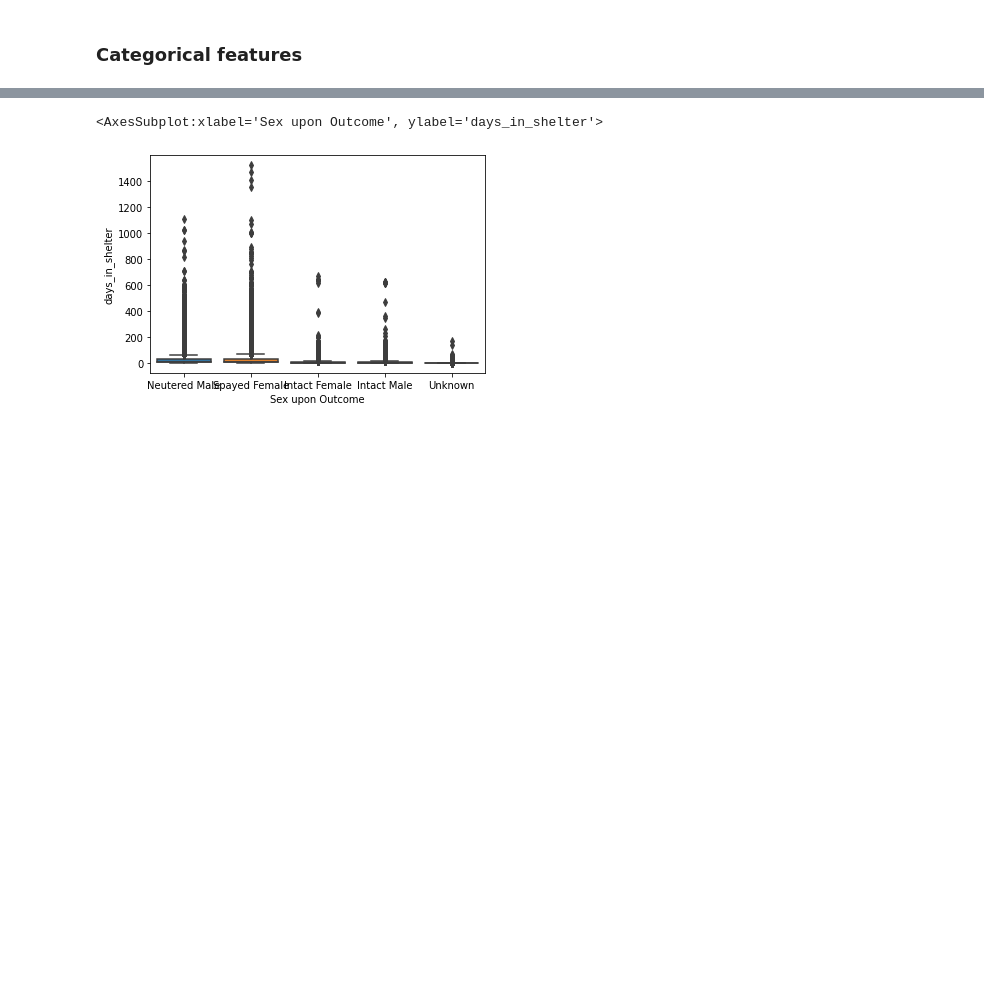
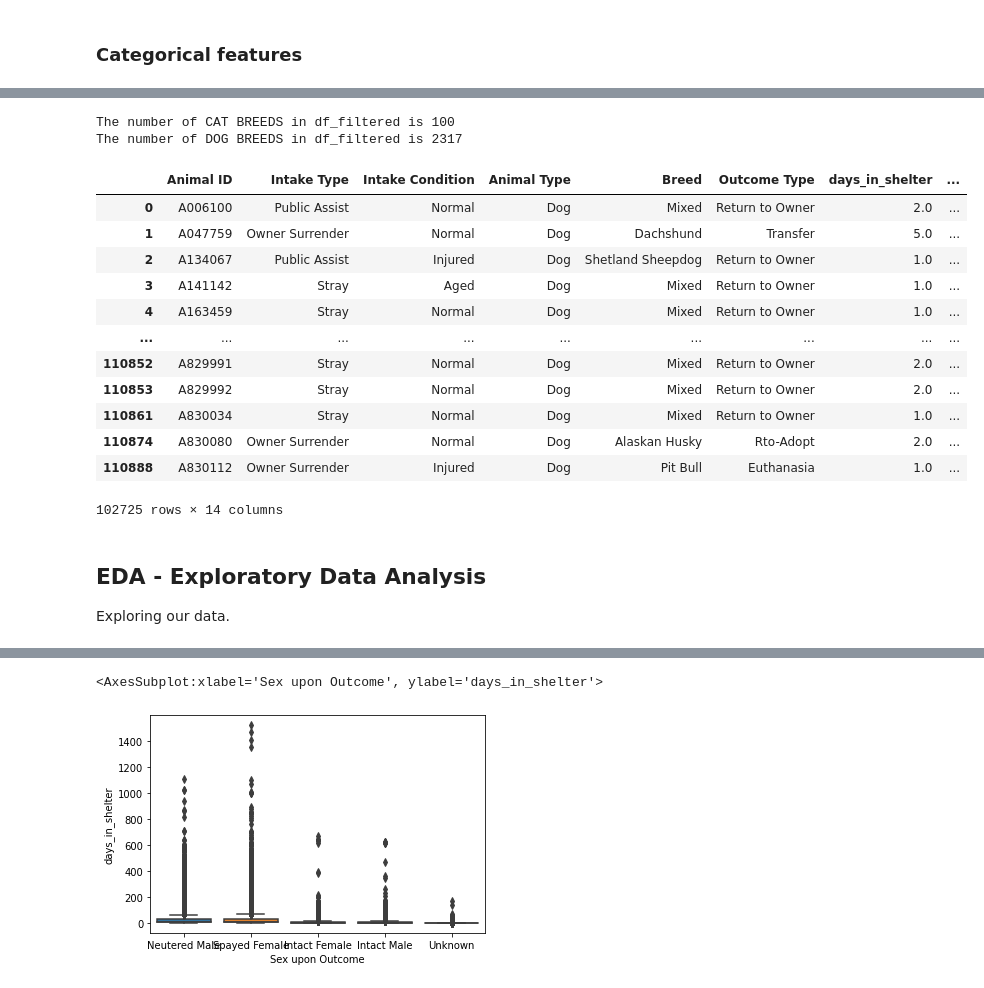
Before and after one commit to anaiscasilva/From_Shelter_to_Love, a Jupyter notebook: notebooks/gmatos51_data_analysis.ipynb, the cells around one changed output, grey strips where cells are left out. Cells and saved outputs as stored; diff of their text form; code cells hidden in the pictures; blank space fills up the shorter version.

```diff
--- a/notebooks/gmatos51_data_analysis.ipynb
+++ b/notebooks/gmatos51_data_analysis.ipynb
@@ -200,3 +194,24 @@ df_filtered
 # %%
-df_filtered['Sex upon Outcome'].value_counts()
-df_filtered.drop(
+# Defining functions to see if the animal is neutered/spayed or not and if the animal is male or female
+
+def neutered_animals(df):
+    animal_neutered = []
+    for animal in df:
+        if 'Neutered' in animal or 'Spayed' in animal:
+            animal_neutered.append(1)
+        elif 'Unkown' in animal:
+            animal_neutered.append(np.nan)
+        else:
+            animal_neutered.append(0)
+    return animal_neutered
+
+def male_animals(df):
+    male_animal = []
+    for animal in df:
+        if 'Male' in animal:
+            male_animal.append(1)
+        elif 'Female' in animal:
+            male_animal.append(0)
+        else:
+            male_animal.append(np.nan)
+    return male_animal
@@ -220,0 +218,4 @@ data['Fin'],data['NoGarage'],data['RFn'],data['Unf'] = \
+# %%
+df_filtered['neutered_or_spayed'] = neutered_animals(df_filtered['Sex upon Outcome'])
+df_filtered['male_or_female'] = male_animals(df_filtered['Sex upon Outcome'])
+df_filtered.drop(columns = ['Sex upon Outcome'], inplace = True)
@@ -220,0 +240,35 @@ data['Fin'],data['NoGarage'],data['RFn'],data['Unf'] = \
+# %%
+print(f"The number of CAT BREEDS in df_filtered is {df_filtered[df_filtered['Animal Type'] == 'Cat']['Breed'].nunique()}")
+print(f"The number of DOG BREEDS in df_filtered is {df_filtered[df_filtered['Animal Type'] == 'Dog']['Breed'].nunique()}")
+# %% [output]
+The number of CAT BREEDS in df_filtered is 100
+The number of DOG BREEDS in df_filtered is 2317
+# %%
+# Defining a function to reduce the number of breeds to mixed and pure
+
+def breed(df):
+    breeds = []
+    for breed in df:
+        if 'Mix' in breed or '/' in breed or 'Domestic' in breed:
+            breeds.append('Mixed')
+        else:
+            breeds.append(breed)
+    return breeds
+# %%
+df_filtered['Breed'] = breed(df_filtered['Breed'])
+# %%
+df_filtered.drop(columns = 'Color')
+# %% [output]
+|  | Animal ID | Intake Type | Intake Condition | Animal Type | Breed | Outcome Type | days_in_shelter | ... |
+| 0 | A006100 | Public Assist | Normal | Dog | Mixed | Return to Owner | 2.0 | ... |
+| 1 | A047759 | Owner Surrender | Normal | Dog | Dachshund | Transfer | 5.0 | ... |
+| 2 | A134067 | Public Assist | Injured | Dog | Shetland Sheepdog | Return to Owner | 1.0 | ... |
+| 3 | A141142 | Stray | Aged | Dog | Mixed | Return to Owner | 1.0 | ... |
+| 4 | A163459 | Stray | Normal | Dog | Mixed | Return to Owner | 1.0 | ... |
+| ... | ... | ... | ... | ... | ... | ... | ... | ... |
+| 110852 | A829991 | Stray | Normal | Dog | Mixed | Return to Owner | 2.0 | ... |
+| 110853 | A829992 | Stray | Normal | Dog | Mixed | Return to Owner | 2.0 | ... |
+| 110861 | A830034 | Stray | Normal | Dog | Mixed | Return to Owner | 1.0 | ... |
+| 110874 | A830080 | Owner Surrender | Normal | Dog | Alaskan Husky | Rto-Adopt | 2.0 | ... |
+| 110888 | A830112 | Owner Surrender | Injured | Dog | Pit Bull | Euthanasia | 1.0 | ... |
+102725 rows × 14 columns
@@ -220,0 +421,3 @@ data['Fin'],data['NoGarage'],data['RFn'],data['Unf'] = \
+# %% [markdown]
+## EDA - Exploratory Data Analysis
+Exploring our data.
```
Also changed, not shown: parts of 13 cells of this notebook.
